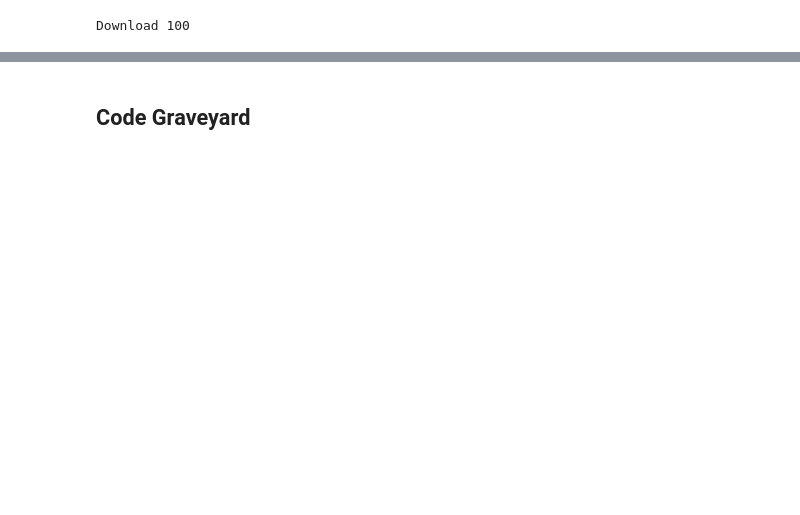
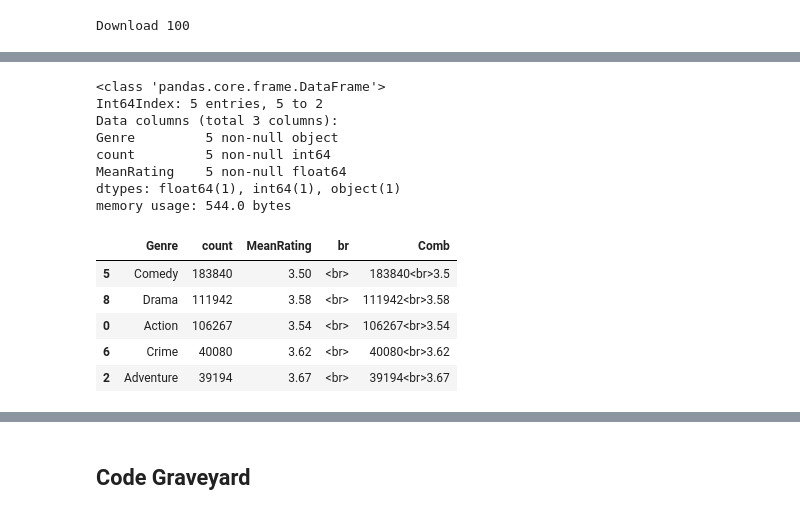
Before and after one commit to ShriPunta/Netflix-Graph-Dataset-Project, a Jupyter notebook: ExtractingInsights.ipynb, the cells around one changed output, grey strips where cells are left out. Drawn from its saved outputs; the diff is of its cells as text; code cells hidden in the pictures; blank space fills up the shorter version.

```diff
--- a/ExtractingInsights.ipynb
+++ b/ExtractingInsights.ipynb
@@ -164,0 +196,25 @@ infor_df['MeanRating'] = processed_file_df.groupby( [ "MovieId"])['Rating'].mean
+# %%
+genre_df = pd.DataFrame({'count' : processed_file_df.groupby( [ "Genre"] ).size()})
+genre_df['MeanRating'] = processed_file_df.groupby( [ "Genre"])['Rating'].mean()
+genre_df.reset_index(inplace=True)
+genreCounthead= genre_df.sort_values(by='count',ascending=False).head()
+genreCounthead.info(memory_usage = 'deep')
+genreCounthead = genreCounthead.round(decimals=2)
+genreCounthead['br'] = "<br>"
+genreCounthead['Comb'] = genreCounthead['count'].astype(str) + genreCounthead['br'].astype(str) + genreCounthead['MeanRating'].astype(str)
+genreCounthead
+# %% [output]
+<class 'pandas.core.frame.DataFrame'>
+Int64Index: 5 entries, 5 to 2
+Data columns (total 3 columns):
+Genre         5 non-null object
+count         5 non-null int64
+MeanRating    5 non-null float64
+dtypes: float64(1), int64(1), object(1)
+memory usage: 544.0 bytes
+|  | Genre | count | MeanRating | br | Comb |
+| 5 | Comedy | 183840 | 3.50 | <br> | 183840<br>3.5 |
+| 8 | Drama | 111942 | 3.58 | <br> | 111942<br>3.58 |
+| 0 | Action | 106267 | 3.54 | <br> | 106267<br>3.54 |
+| 6 | Crime | 40080 | 3.62 | <br> | 40080<br>3.62 |
+| 2 | Adventure | 39194 | 3.67 | <br> | 39194<br>3.67 |
```
Also changed, not shown: parts of 17 cells of this notebook.
